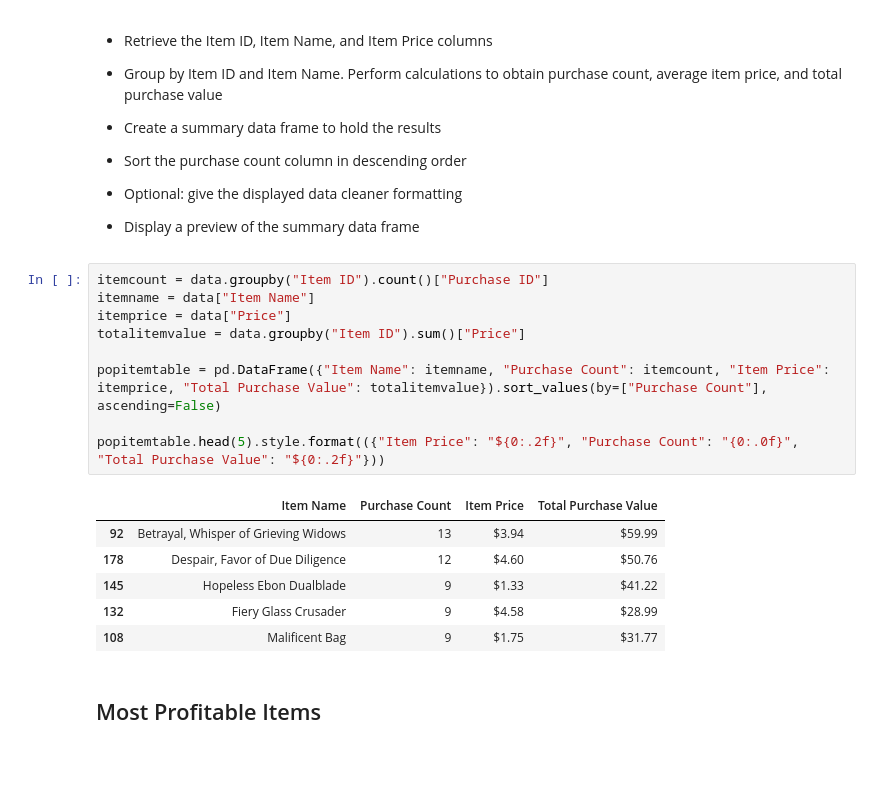
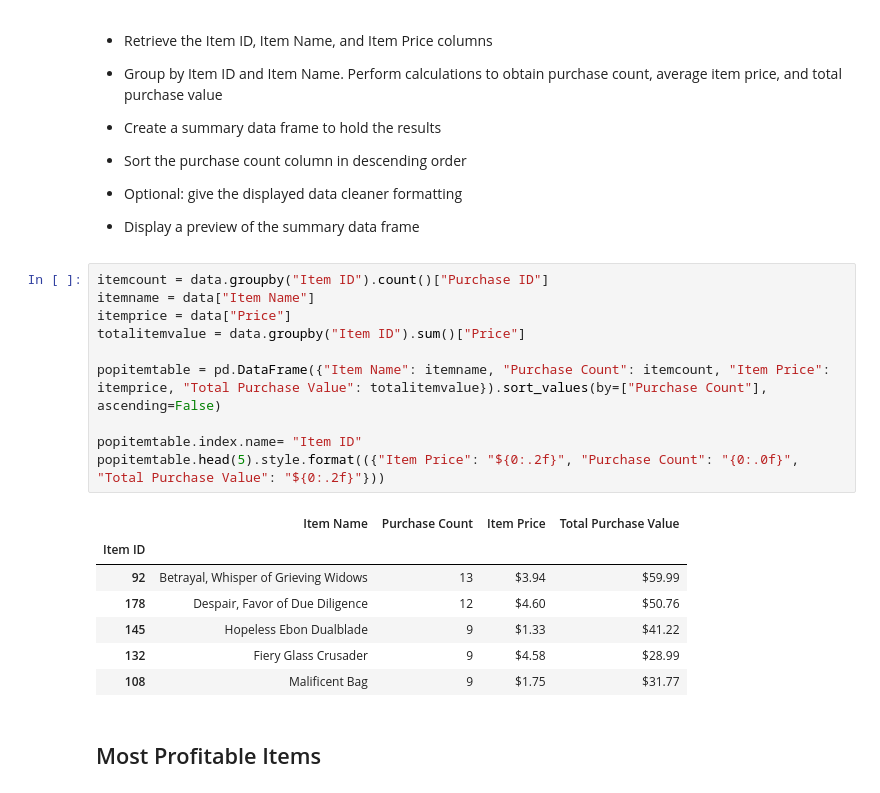
Before and after one commit to Ashlander0/Pandas-Challenge, a Jupyter notebook: HeroesOfPymoli/HeroesOfPymoli_starter.ipynb, the cells around one changed output. Cells and saved outputs as stored; diff of their text form; blank space fills up the shorter version.

```diff
--- a/HeroesOfPymoli/HeroesOfPymoli_starter.ipynb
+++ b/HeroesOfPymoli/HeroesOfPymoli_starter.ipynb
@@ -245,14 +250,16 @@ topspendertable.head(5).style.format(({"Average Purchase Price": "${0:.2f}", "To
 # %%
 itemcount = data.groupby("Item ID").count()["Purchase ID"]
 itemname = data["Item Name"]
 itemprice = data["Price"]
 totalitemvalue = data.groupby("Item ID").sum()["Price"]
 
 popitemtable = pd.DataFrame({"Item Name": itemname, "Purchase Count": itemcount, "Item Price": itemprice, "Total Purchase Value": totalitemvalue}).sort_values(by=["Purchase Count"], ascending=False)
 
+popitemtable.index.name= "Item ID"
 popitemtable.head(5).style.format(({"Item Price": "${0:.2f}", "Purchase Count": "{0:.0f}", "Total Purchase Value": "${0:.2f}"}))
 # %% [output]
 |  | Item Name | Purchase Count | Item Price | Total Purchase Value |
+| Item ID |  |  |  |  |
 | 92 | Betrayal, Whisper of Grieving Widows | 13 | $3.94 | $59.99 |
 | 178 | Despair, Favor of Due Diligence | 12 | $4.60 | $50.76 |
 | 145 | Hopeless Ebon Dualblade | 9 | $1.33 | $41.22 |
```
Also changed, not shown: parts of 3 cells of this notebook.
